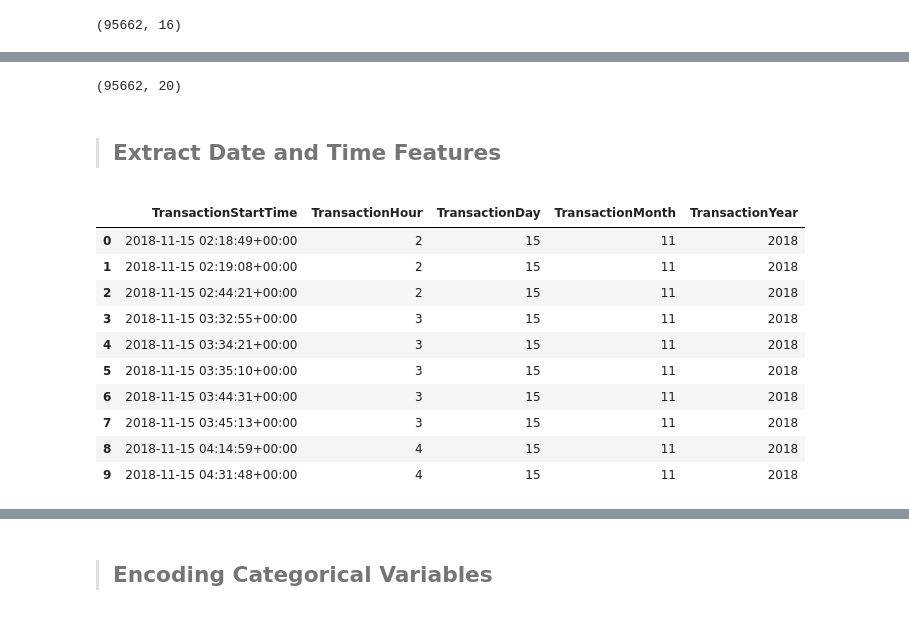
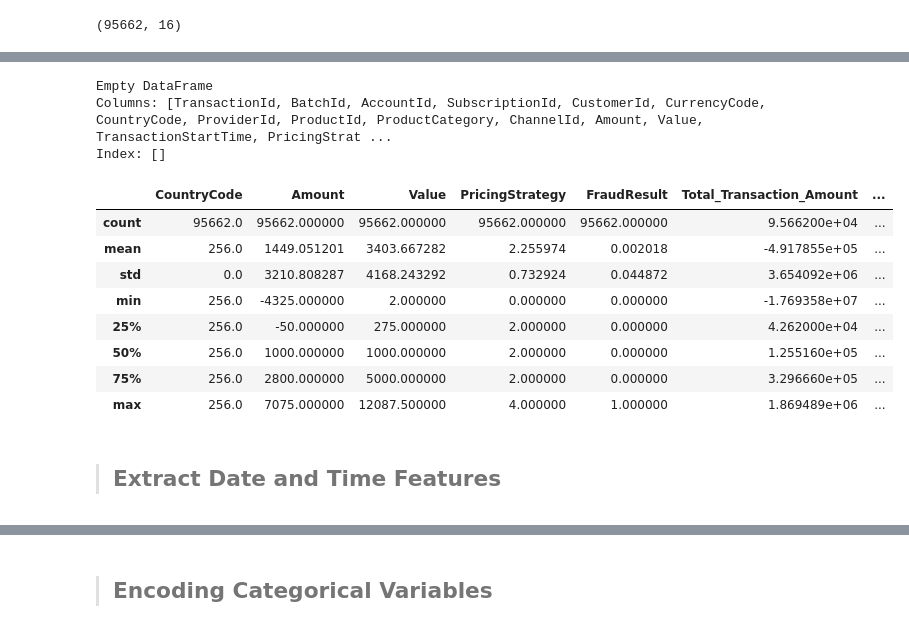
Before and after one commit to hanaDemma/Credit-Scoring_and_Risk-Analysis-week-6, a Jupyter notebook: notebooks/exploratory_analysis.ipynb, the cells around one changed output, grey strips where cells are left out. Cells and saved outputs as stored; diff of their text form; code cells hidden in the pictures.

Commit message:
extract features

```diff
--- a/notebooks/exploratory_analysis.ipynb
+++ b/notebooks/exploratory_analysis.ipynb
@@ -328,22 +310,30 @@ new_dataframe.head(10)
-# %%
-new_dataframe.shape
-# %% [output]
-(95662, 20)
+# %%
+from scripts.credit_risk_analysis import aggregate_features
+data['CustomerId'] = data['CustomerId'].astype(str)
+
+aggregated = aggregate_features(data, 'CustomerId')
+
+aggregated['CustomerId'] = aggregated['CustomerId'].astype(str)
+
+data = pd.merge(data, aggregated, on='CustomerId', how='left')
+
+nan_average = data[data['Average_Transaction_Amount'].isna()].head()
+print(nan_average)
+# %% [output]
+Empty DataFrame
+Columns: [TransactionId, BatchId, AccountId, SubscriptionId, CustomerId, CurrencyCode, CountryCode, ProviderId, ProductId, ProductCategory, ChannelId, Amount, Value, TransactionStartTime, PricingStrat ...
+Index: []
+# %%
+data.describe()
+# %% [output]
+|  | CountryCode | Amount | Value | PricingStrategy | FraudResult | Total_Transaction_Amount | ... |
+| count | 95662.0 | 95662.000000 | 95662.000000 | 95662.000000 | 95662.000000 | 9.566200e+04 | ... |
+| mean | 256.0 | 1449.051201 | 3403.667282 | 2.255974 | 0.002018 | -4.917855e+05 | ... |
+| std | 0.0 | 3210.808287 | 4168.243292 | 0.732924 | 0.044872 | 3.654092e+06 | ... |
+| min | 256.0 | -4325.000000 | 2.000000 | 0.000000 | 0.000000 | -1.769358e+07 | ... |
+| 25% | 256.0 | -50.000000 | 275.000000 | 2.000000 | 0.000000 | 4.262000e+04 | ... |
+| 50% | 256.0 | 1000.000000 | 1000.000000 | 2.000000 | 0.000000 | 1.255160e+05 | ... |
+| 75% | 256.0 | 2800.000000 | 5000.000000 | 2.000000 | 0.000000 | 3.296660e+05 | ... |
+| max | 256.0 | 7075.000000 | 12087.500000 | 4.000000 | 1.000000 | 1.869489e+06 | ... |
 # %% [markdown]
 > ## Extract Date and Time Features
-# %%
-from scripts.feature_engineering import extractDateAndTime
-new_dataframe=extractDateAndTime(new_dataframe)
-new_dataframe[['TransactionStartTime', 'TransactionHour', 'TransactionDay', 'TransactionMonth', 'TransactionYear']].head(10)
-# %% [output]
-|  | TransactionStartTime | TransactionHour | TransactionDay | TransactionMonth | TransactionYear |
-| 0 | 2018-11-15 02:18:49+00:00 | 2 | 15 | 11 | 2018 |
-| 1 | 2018-11-15 02:19:08+00:00 | 2 | 15 | 11 | 2018 |
-| 2 | 2018-11-15 02:44:21+00:00 | 2 | 15 | 11 | 2018 |
-| 3 | 2018-11-15 03:32:55+00:00 | 3 | 15 | 11 | 2018 |
-| 4 | 2018-11-15 03:34:21+00:00 | 3 | 15 | 11 | 2018 |
-| 5 | 2018-11-15 03:35:10+00:00 | 3 | 15 | 11 | 2018 |
-| 6 | 2018-11-15 03:44:31+00:00 | 3 | 15 | 11 | 2018 |
-| 7 | 2018-11-15 03:45:13+00:00 | 3 | 15 | 11 | 2018 |
-| 8 | 2018-11-15 04:14:59+00:00 | 4 | 15 | 11 | 2018 |
-| 9 | 2018-11-15 04:31:48+00:00 | 4 | 15 | 11 | 2018 |
```
Also changed, not shown: parts of 20 cells of this notebook, 1 other file.
